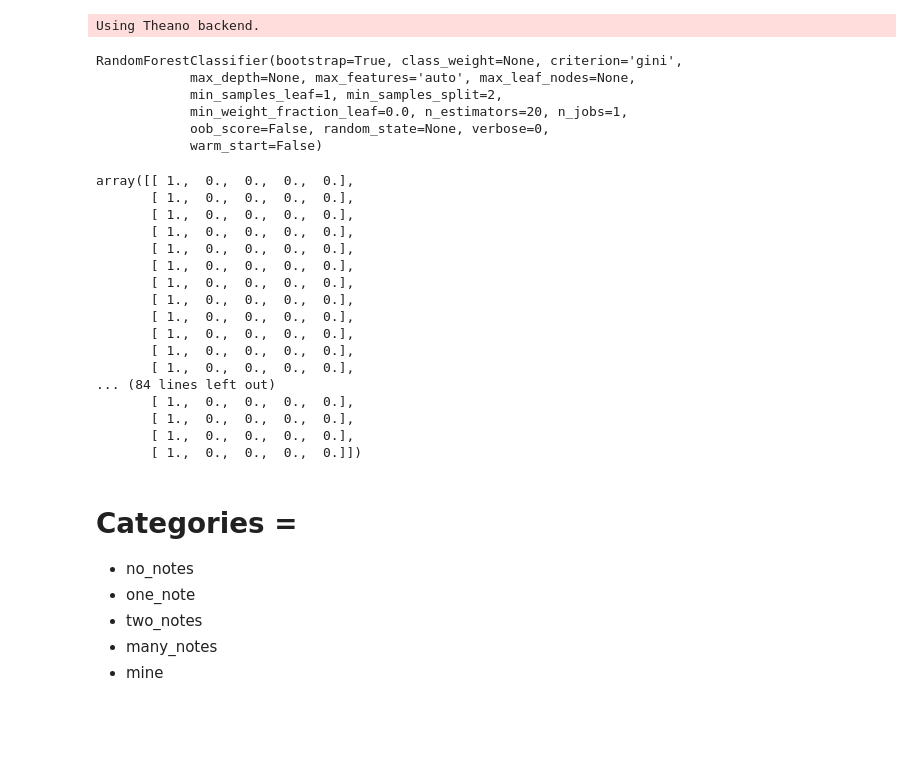
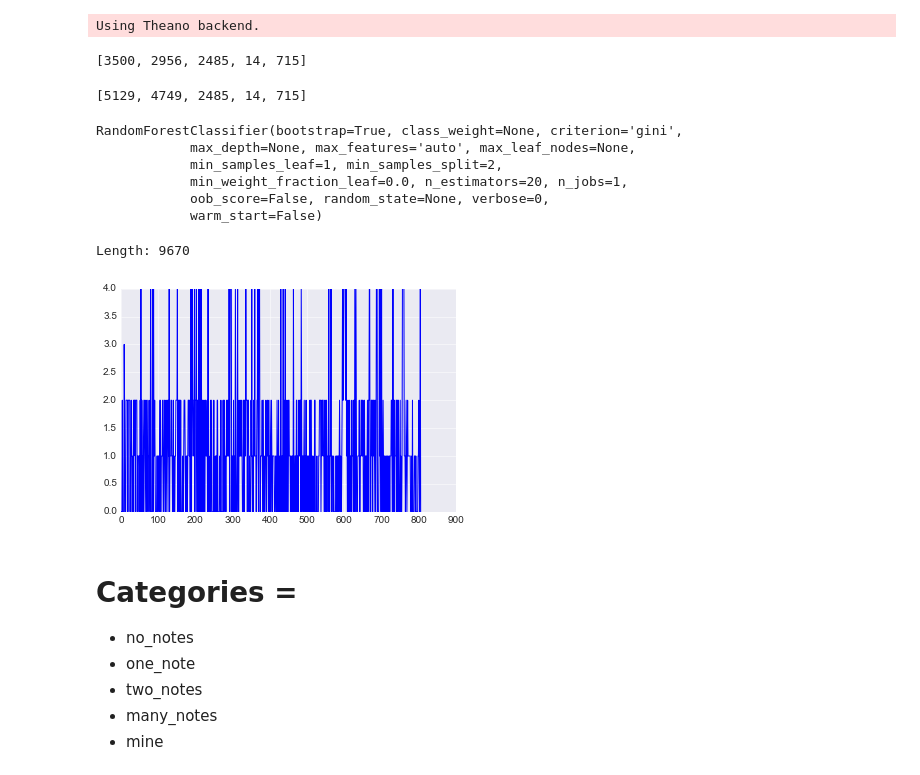
Before and after one commit to jgzuke/DDRStepGeneration, a Jupyter notebook: Training.ipynb, the cells around one changed output. Drawn from its saved outputs; the diff is of its cells as text; code cells hidden in the pictures; blank space fills up the shorter version.

```diff
--- a/Training.ipynb
+++ b/Training.ipynb
@@ -73,9 +95,0 @@ def build_batch_generator():
-# %%
-from sklearn import tree
-gen = build_batch_generator()
-X = []
-y = []
-for i in range(20):
-    sample_X, sample_y = next(gen)
-    X.extend(sample_X)
-    y.extend(sample_y)
@@ -84,0 +96,6 @@ clf_dt = clf.fit(X[:10000], y[:10000])
+# %%
+X, y = build_training_data(100)
+# %%
+[sum(row[i] for row in y) for i in range(num_classes)]
+# %% [output]
+[3500, 2956, 2485, 14, 715]
@@ -85 +110,5 @@ clf_dt = clf.fit(X[:10000], y[:10000])
+# %%
+[sum(row[i] for row in y_filtered) for i in range(num_classes)]
+# %% [output]
+[5129, 4749, 2485, 14, 715]
 # %%
@@ -94,26 +122,26 @@ RandomForestClassifier(bootstrap=True, class_weight=None, criterion='gini',
             oob_score=False, random_state=None, verbose=0,
             warm_start=False)
 # %%
+gen = build_batch_generator()
 X2, y2 = next(gen)
 new_y = clf_rf.predict(X)
-# %% [output]
-array([[ 1.,  0.,  0.,  0.,  0.],
-       [ 1.,  0.,  0.,  0.,  0.],
-       [ 1.,  0.,  0.,  0.,  0.],
-       [ 1.,  0.,  0.,  0.,  0.],
-       [ 1.,  0.,  0.,  0.,  0.],
-       [ 1.,  0.,  0.,  0.,  0.],
-       [ 1.,  0.,  0.,  0.,  0.],
-       [ 1.,  0.,  0.,  0.,  0.],
-       [ 1.,  0.,  0.,  0.,  0.],
-       [ 1.,  0.,  0.,  0.,  0.],
-       [ 1.,  0.,  0.,  0.,  0.],
-       [ 1.,  0.,  0.,  0.,  0.],
-... (84 lines left out)
-       [ 1.,  0.,  0.,  0.,  0.],
-       [ 1.,  0.,  0.,  0.,  0.],
-       [ 1.,  0.,  0.,  0.,  0.],
-       [ 1.,  0.,  0.,  0.,  0.]])
+# %%
+def get_max(row):
+    return np.array(row).argmax()
+
+weights = [1, 3, 15, 20, 15]
+def get_max_alt(row):
+    return np.array([weights[i] * row[i] for i in range(num_classes)]).argmax()
+
+print ('Length: ' + str(len(new_y)))
+filtered = [new_y[i] for i in range(len(new_y)) if i % 12 == 0]
+most_likely = [get_max(row) for row in filtered]
+sb.set_style("darkgrid")
+plt.plot(most_likely)
+plt.show()
+# %% [output]
+Length: 9670
+[figure, added]
 # %% [markdown]
 # Categories =
 - no_notes
```
Also changed, not shown: parts of 8 cells of this notebook.
